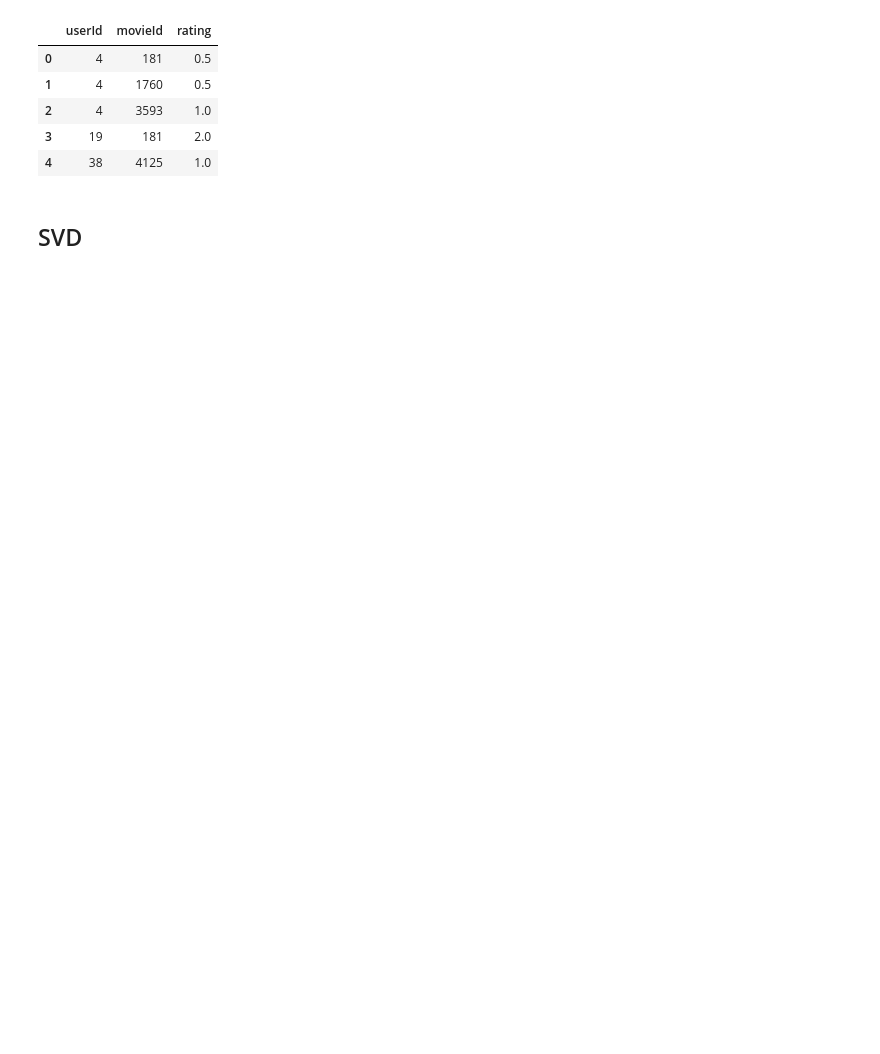
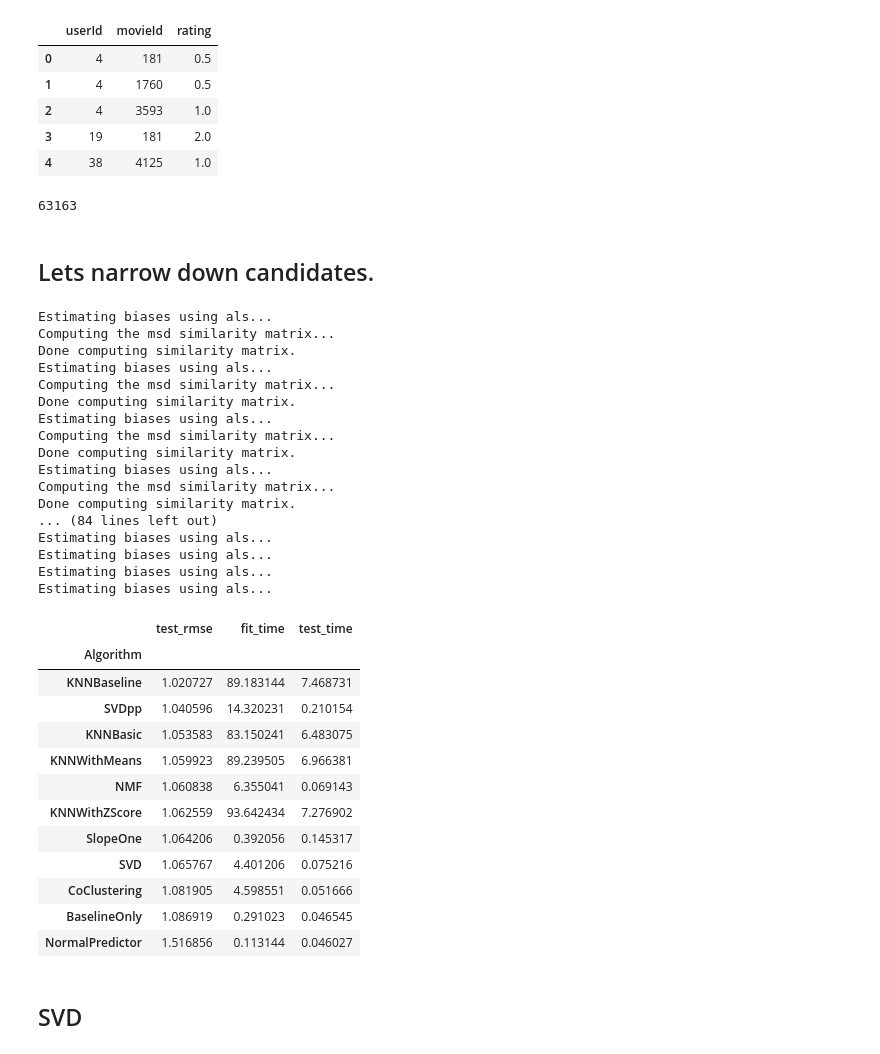
Before and after one commit to jmcneilkeller/Good_Bad_Movies, a Jupyter notebook: Recommender_Modeling.ipynb, the cells around one changed output. Cells and saved outputs as stored; diff of their text form; code cells hidden in the pictures; blank space fills up the shorter version.

```diff
--- a/Recommender_Modeling.ipynb
+++ b/Recommender_Modeling.ipynb
@@ -57,5 +64,9 @@ df.head()
 | 2 | 4 | 3593 | 1.0 |
 | 3 | 19 | 181 | 2.0 |
 | 4 | 38 | 4125 | 1.0 |
+# %%
+len(df)
+# %% [output]
+63163
 # %%
 def rec_gridsearch(model,param_grid,cv):
@@ -66,6 +77,52 @@ def rec_gridsearch(model,param_grid,cv):
 
     # combination of parameters that gave the best RMSE score
     print(gs.best_params['rmse'])
+# %% [markdown]
+## Lets narrow down candidates.
+# %%
+benchmark = []
+# Iterate over all algorithms
+for algorithm in [SVD(), SVDpp(), SlopeOne(), NMF(), NormalPredictor(), KNNBaseline(), KNNBasic(), KNNWithMeans(), KNNWithZScore(), BaselineOnly(), CoClustering()]:
+    # Perform cross validation
+    results = cross_validate(algorithm, data, measures=['RMSE'], cv=10, verbose=False)
+
+    # Get results & append algorithm name
+    tmp = pd.DataFrame.from_dict(results).mean(axis=0)
+    tmp = tmp.append(pd.Series([str(algorithm).split(' ')[0].split('.')[-1]], index=['Algorithm']))
+    benchmark.append(tmp)
+
+pd.DataFrame(benchmark).set_index('Algorithm').sort_values('test_rmse')
+# %% [output]
+Estimating biases using als...
+Computing the msd similarity matrix...
+Done computing similarity matrix.
+Estimating biases using als...
+Computing the msd similarity matrix...
+Done computing similarity matrix.
+Estimating biases using als...
+Computing the msd similarity matrix...
+Done computing similarity matrix.
+Estimating biases using als...
+Computing the msd similarity matrix...
+Done computing similarity matrix.
+... (84 lines left out)
+Estimating biases using als...
+Estimating biases using als...
+Estimating biases using als...
+Estimating biases using als...
+|  | test_rmse | fit_time | test_time |
+| Algorithm |  |  |  |
+| KNNBaseline | 1.020727 | 89.183144 | 7.468731 |
+| SVDpp | 1.040596 | 14.320231 | 0.210154 |
+| KNNBasic | 1.053583 | 83.150241 | 6.483075 |
+| KNNWithMeans | 1.059923 | 89.239505 | 6.966381 |
+| NMF | 1.060838 | 6.355041 | 0.069143 |
+| KNNWithZScore | 1.062559 | 93.642434 | 7.276902 |
+| SlopeOne | 1.064206 | 0.392056 | 0.145317 |
+| SVD | 1.065767 | 4.401206 | 0.075216 |
+| CoClustering | 1.081905 | 4.598551 | 0.051666 |
+| BaselineOnly | 1.086919 | 0.291023 | 0.046545 |
+| NormalPredictor | 1.516856 | 0.113144 | 0.046027 |
 # %% [markdown]
 ## SVD
 # %%
```
Also changed, not shown: parts of 26 cells of this notebook.
